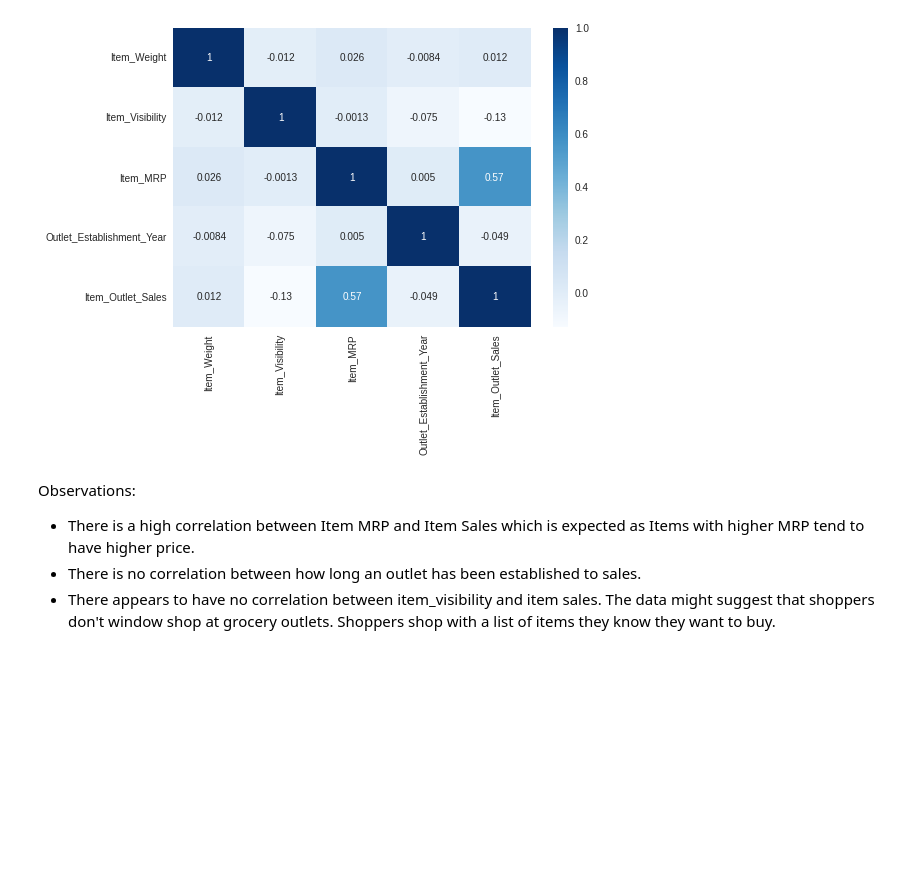
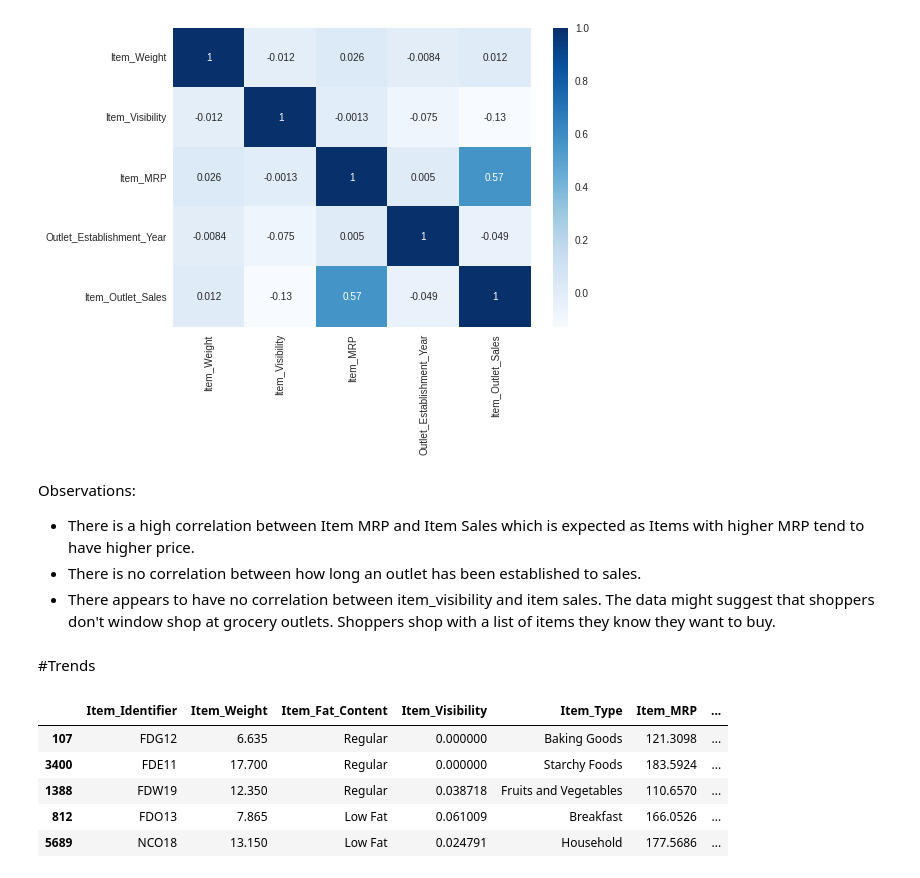
Before and after one commit to kzengg/Sales_Predictions, a Jupyter notebook: Sales_Prediction.ipynb, the cells around one changed output. Drawn from its saved outputs; the diff is of its cells as text; code cells hidden in the pictures; blank space fills up the shorter version.

Commit message:
Added Trends

```diff
--- a/Sales_Prediction.ipynb
+++ b/Sales_Prediction.ipynb
@@ -473,3 +479,14 @@ Observations:
 as Items with higher MRP tend to have higher price.
 * There is no correlation between how long an outlet has been established to sales.
 * There appears to have no correlation between item_visibility and item sales. The data might suggest that shoppers don't window shop at grocery outlets. Shoppers shop with a list of items they know they want to buy.
+# %% [markdown]
+#Trends
+# %%
+df.sample(5)
+# %% [output]
+|  | Item_Identifier | Item_Weight | Item_Fat_Content | Item_Visibility | Item_Type | Item_MRP | ... |
+| 107 | FDG12 | 6.635 | Regular | 0.000000 | Baking Goods | 121.3098 | ... |
+| 3400 | FDE11 | 17.700 | Regular | 0.000000 | Starchy Foods | 183.5924 | ... |
+| 1388 | FDW19 | 12.350 | Regular | 0.038718 | Fruits and Vegetables | 110.6570 | ... |
+| 812 | FDO13 | 7.865 | Low Fat | 0.061009 | Breakfast | 166.0526 | ... |
+| 5689 | NCO18 | 13.150 | Low Fat | 0.024791 | Household | 177.5686 | ... |
```
Also changed, not shown: parts of 10 cells of this notebook.
